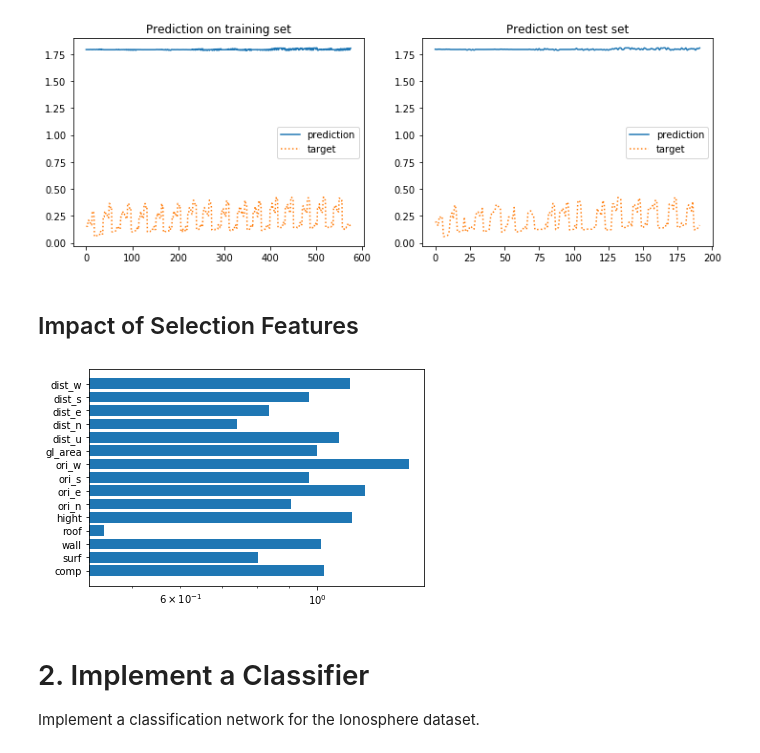
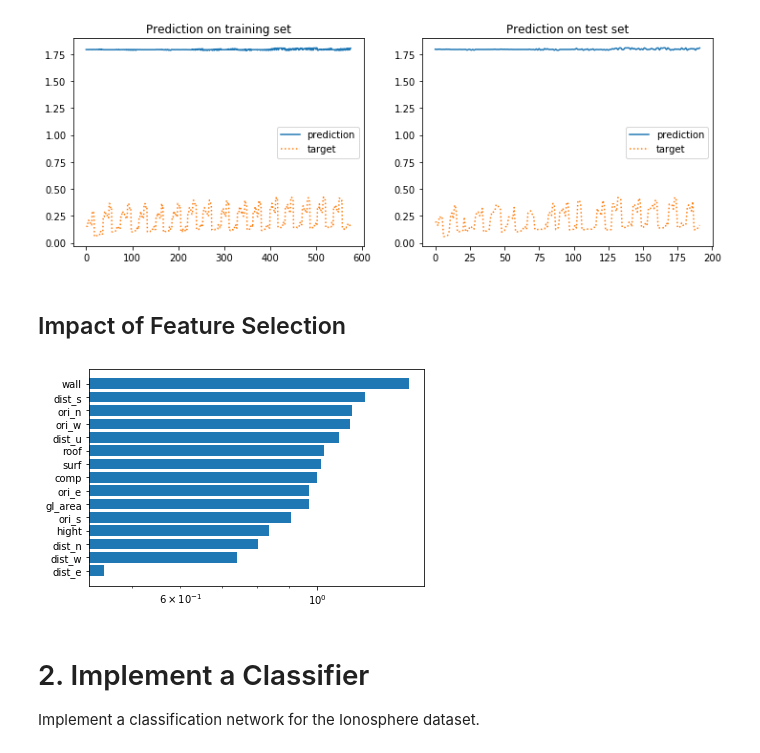
Before and after one commit to bugerry87/fcnn_scratch, a Jupyter notebook: NeuralNetwork.ipynb, the cells around one changed output. Cells and saved outputs as stored; diff of their text form; code cells hidden in the pictures.

Commit message:
feature selection

```diff
--- a/NeuralNetwork.ipynb
+++ b/NeuralNetwork.ipynb
@@ -316,7 +494,7 @@ class RMS(LossFunc):
         return np.power(SOS.f(t, y) / t.size, 0.5)
 
     def d(t, y):
-        return (SOS.d(t, y) / t.size) * 0.5
+        return (t - y) / t.size
 
 #test
 print("SOS.f", SOS.f(np.array([1,-2,5,-5,0]), np.array([1,-1,5,-10,0])))
@@ -334,6 +512,13 @@ RMS.d [ 0.  -0.2  0.   1.   0. ]
 import numpy as np
 
 def unpack_EE_data():
+    '''
+    Loads and converts the EnergyEfficiency_data.csv
+
+    Returns:
+        data: A numpy.array with all the data samples.
+        N: The number of converted samples.
+    '''
     raw = np.genfromtxt('EnergyEfficiency_data.csv', skip_header=1, delimiter=',')
     N = raw.shape[0]
     data = np.zeros((N,17))
@@ -354,6 +539,25 @@ def unpack_EE_data():
     return data, N
 
 def gen_EE_data(data, epochs, batch_size=None, with_trails=False):
+    '''
+    A generator function that iterates batch-wise for a given number of epochs.
+    Accumulates samples according to batch_size and
+    Yields the batch.
+
+    Args:
+        data: The dataset, a numpy.array.
+        epochs: How many time to iterate though the dataset.
+        batch_size: How many samples per batch.
+            None = take the whole dataset.
+        with_trails: Should it also yield incomplete batches?
+            Warning: Trails could iritate the training process.
+
+    Yields:
+        X: The sample batch.
+        T: A batch with the target labels.
+        e: The current epoch.
+        step: The current step counter.
+    '''
     batch_size = batch_size if batch_size else data.shape[0]
     step = 0
     N = data.shape[0]
@@ -699,25 +903,28 @@ plot_prediction(nn)
 # %% [output]
 [figure]
 # %% [markdown]
-## Impact of Selection Features
+## Impact of Feature Selection
 # %%
 def plot_input_weights():
     input_var = np.var(nn.In.w, axis=1)
-    y_pos = np.arange(input_var.size)
-    labels = ('comp', 'surf', 'wall', 'roof', 'hight',
+    y_axis = np.arange(input_var.size)
+    idx = np.argsort(input_var)
+    labels = np.array(['comp', 'surf', 'wall', 'roof', 'hight',
               'ori_n', 'ori_e', 'ori_s', 'ori_w',
               'gl_area',
               'dist_u', 'dist_n', 'dist_e', 'dist_s', 'dist_w'
-             )
-    plt.barh(y_pos, input_var)
+              ])
+    input_var = input_var[idx]
+    labels = labels[idx]
+    plt.barh(y_axis, input_var)
     plt.xscale('log')
-    plt.yticks(y_pos, labels)
+    plt.yticks(y_axis, labels[idx])
     plt.show()
     pass
 
 plot_input_weights()
 # %% [output]
-[figure, old version]
+[figure, new version]
 # %% [markdown]
 # 2. Implement a Classifier
 
```
Also changed, not shown: parts of 14 cells of this notebook.
